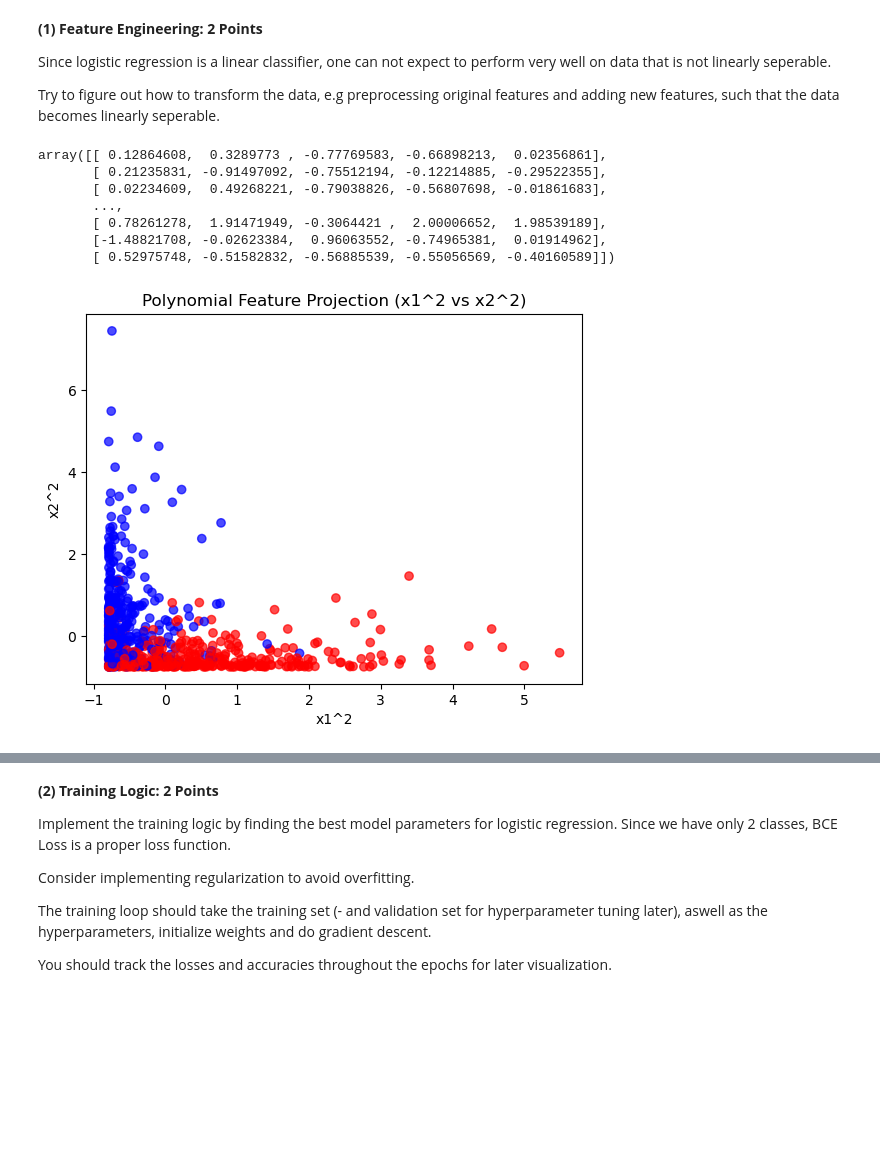
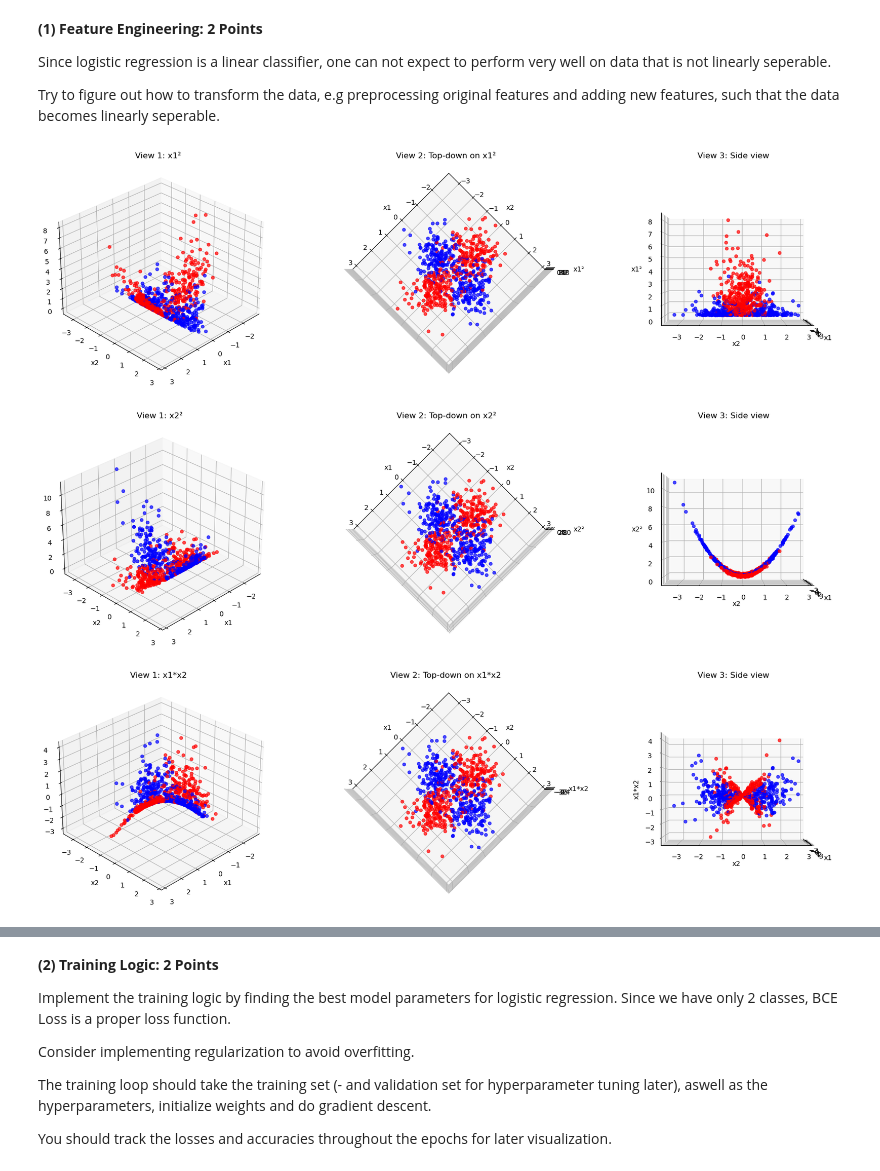
Before and after one commit to AhmedAbouelfadl/logistic-regression-project-fromscratch, a Jupyter notebook: notebooks/project1.ipynb, the cells around one changed output, grey strips where cells are left out. Drawn from its saved outputs; the diff is of its cells as text; code cells hidden in the pictures; blank space fills up the shorter version.

```diff
--- a/notebooks/project1.ipynb
+++ b/notebooks/project1.ipynb
@@ -114,36 +114,51 @@ x_test_scaled = (x_test - X_mean) / X_std
 def add_polynomial_features(X):
     x1, x2 = X[:,0], X[:,1]
     return np.column_stack([X, x1**2, x2**2, x1*x2])
-    #return np.column_stack([x1**2, x2**2])
 
 x_train_poly = add_polynomial_features(x_train_scaled)
 x_val_poly = add_polynomial_features(x_val_scaled)
 x_test_poly = add_polynomial_features(x_test_scaled)
-
-# Compute mean/std AFTER polynomial expansion (train only)
-poly_mean = x_train_poly.mean(axis=0)
-poly_std = x_train_poly.std(axis=0)
-
-# Standardize train/val/test using the same stats
-x_train_poly = (x_train_poly - poly_mean) / poly_std
-x_val_poly = (x_val_poly - poly_mean) / poly_std
-x_test_poly = (x_test_poly - poly_mean) / poly_std
-# %%
-x_train_poly
-# %% [output]
-array([[ 0.12864608,  0.3289773 , -0.77769583, -0.66898213,  0.02356861],
-       [ 0.21235831, -0.91497092, -0.75512194, -0.12214885, -0.29522355],
-       [ 0.02234609,  0.49268221, -0.79038826, -0.56807698, -0.01861683],
-       ...,
-       [ 0.78261278,  1.91471949, -0.3064421 ,  2.00006652,  1.98539189],
-       [-1.48821708, -0.02623384,  0.96063552, -0.74965381,  0.01914962],
-       [ 0.52975748, -0.51582832, -0.56885539, -0.55056569, -0.40160589]])
-# %%
-# For visualization, use x1^2 vs x2^2
-plt.scatter(x_train_poly[:,2], x_train_poly[:,3], c=y_train, cmap='bwr', alpha=0.7)
-plt.xlabel('x1^2')
-plt.ylabel('x2^2')
-plt.title('Polynomial Feature Projection (x1^2 vs x2^2)')
-plt.show()
-# %% [output]
-[figure, removed]
+# %%
+def plot_multiple_3d_views(X, y, feature_names, poly_feature_idx, poly_feature_name):
+    """Plot the same 3D scene from different angles"""
+    fig = plt.figure(figsize=(18, 5))
+
+    # View 1: Standard angle
+    ax1 = fig.add_subplot(131, projection='3d')
+    scatter1 = ax1.scatter(X[:, 0], X[:, 1], X[:, poly_feature_idx], c=y, cmap='bwr', alpha=0.7)
+    ax1.set_xlabel(feature_names[0])
+    ax1.set_ylabel(feature_names[1])
+    ax1.set_zlabel(poly_feature_name)
+    ax1.set_title(f'View 1: {poly_feature_name}')
+    ax1.view_init(elev=30, azim=45)
+
+    # View 2: Top-down
+    ax2 = fig.add_subplot(132, projection='3d')
+    scatter2 = ax2.scatter(X[:, 0], X[:, 1], X[:, poly_feature_idx], c=y, cmap='bwr', alpha=0.7)
+    ax2.set_xlabel(feature_names[0])
+    ax2.set_ylabel(feature_names[1])
+    ax2.set_zlabel(poly_feature_name)
+    ax2.set_title(f'View 2: Top-down on {poly_feature_name}')
+    ax2.view_init(elev=90, azim=45)  # Look straight down
+
+    # View 3: Side view
+    ax3 = fig.add_subplot(133, projection='3d')
+    scatter3 = ax3.scatter(X[:, 0], X[:, 1], X[:, poly_feature_idx], c=y, cmap='bwr', alpha=0.7)
+    ax3.set_xlabel(feature_names[0])
+    ax3.set_ylabel(feature_names[1])
+    ax3.set_zlabel(poly_feature_name)
+    ax3.set_title(f'View 3: Side view')
+    ax3.view_init(elev=0, azim=0)  # Look from the side
+
+    plt.tight_layout()
+    plt.show()
+
+# Usage for each polynomial feature
+feature_names = ['x1', 'x2', 'x1²', 'x2²', 'x1*x2']
+plot_multiple_3d_views(x_train_poly, y_train, feature_names, 2, 'x1²')
+plot_multiple_3d_views(x_train_poly, y_train, feature_names, 3, 'x2²')
+plot_multiple_3d_views(x_train_poly, y_train, feature_names, 4, 'x1*x2')
+# %% [output]
+[figure, added]
+[figure, added]
+[figure, added]
```
Also changed, not shown: parts of 10 cells of this notebook.
